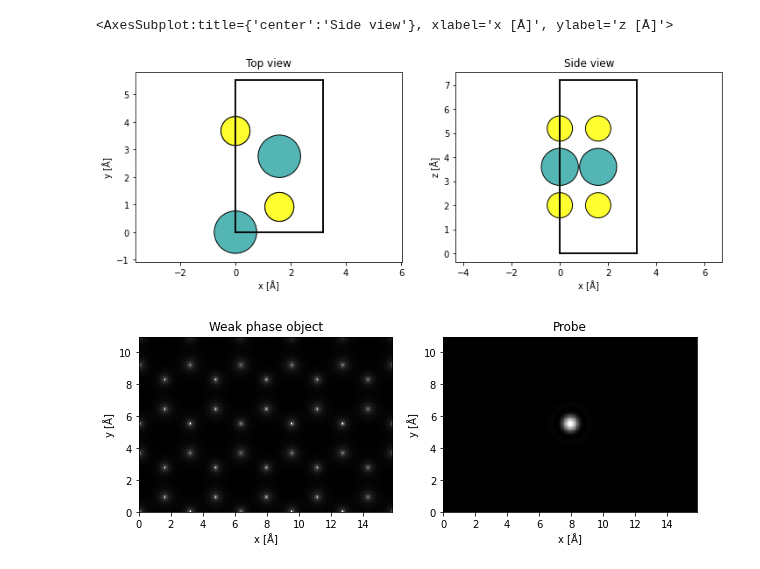
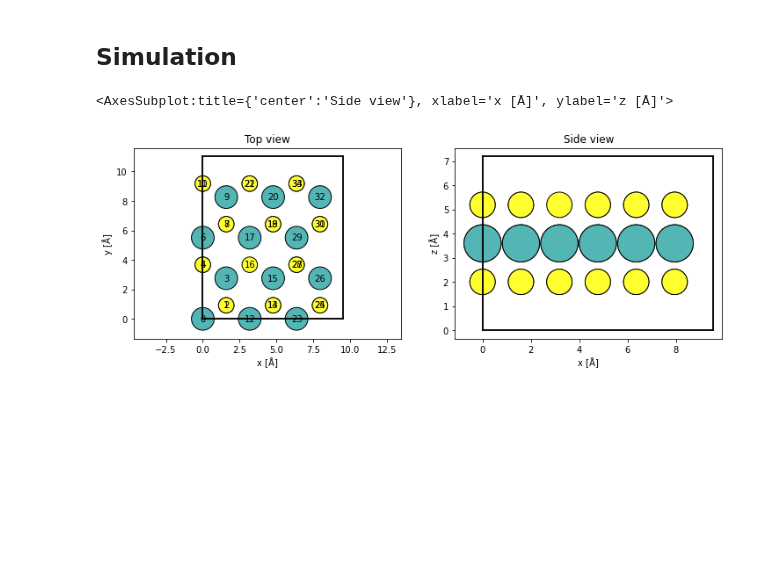
Before and after one commit to abTEM/abTEM, a Jupyter notebook: examples/reconstruction/epie.ipynb, the cells around one changed output. Saved outputs shown, nothing was run; the diff lists cells and outputs as text; code cells hidden in the pictures; blank space fills up the shorter version.

```diff
--- a/examples/reconstruction/epie.ipynb
+++ b/examples/reconstruction/epie.ipynb
@@ -13,15 +15,21 @@ from abtem.measure import bandlimit
+# %% [markdown]
+## Simulation
 # %%
 atoms = mx2(formula='MoS2', kind='2H', a=3.18, thickness=3.19, size=(1, 1, 1), vacuum=None)
 atoms = orthogonalize_cell(atoms)
 atoms.center(vacuum=2, axis=2)
 
+atoms *= (3,2,1)
+del atoms[16]
+
+
 fig, (ax1, ax2) = plt.subplots(1, 2, figsize=(12,4))
 
-show_atoms(atoms, ax=ax1, title='Top view')
+show_atoms(atoms, ax=ax1, title='Top view', numbering=True)
 show_atoms(atoms, ax=ax2, plane='xz', title='Side view')
 # %% [output]
 <AxesSubplot:title={'center':'Side view'}, xlabel='x [Å]', ylabel='z [Å]'>
-[figure, old version]
+[figure, new version]
 # %%
 potential = Potential(atoms,
                       sampling=.05,
@@ -33,9 +45,0 @@ potential = potential.tile((5,2))
-# %%
-S = SMatrix(semiangle_cutoff=30, energy=80e3, expansion_cutoff=30, device='gpu')
-S.grid.match(potential)
-
-fig,(ax1,ax2)= plt.subplots(1,2, figsize=(10,5))
-potential.project().show(ax=ax1, title='Weak phase object')
-S.show(ax=ax2, title='Probe');
-# %% [output]
-[figure, removed]
```
Also changed, not shown: parts of 20 cells of this notebook, 1 other file.
